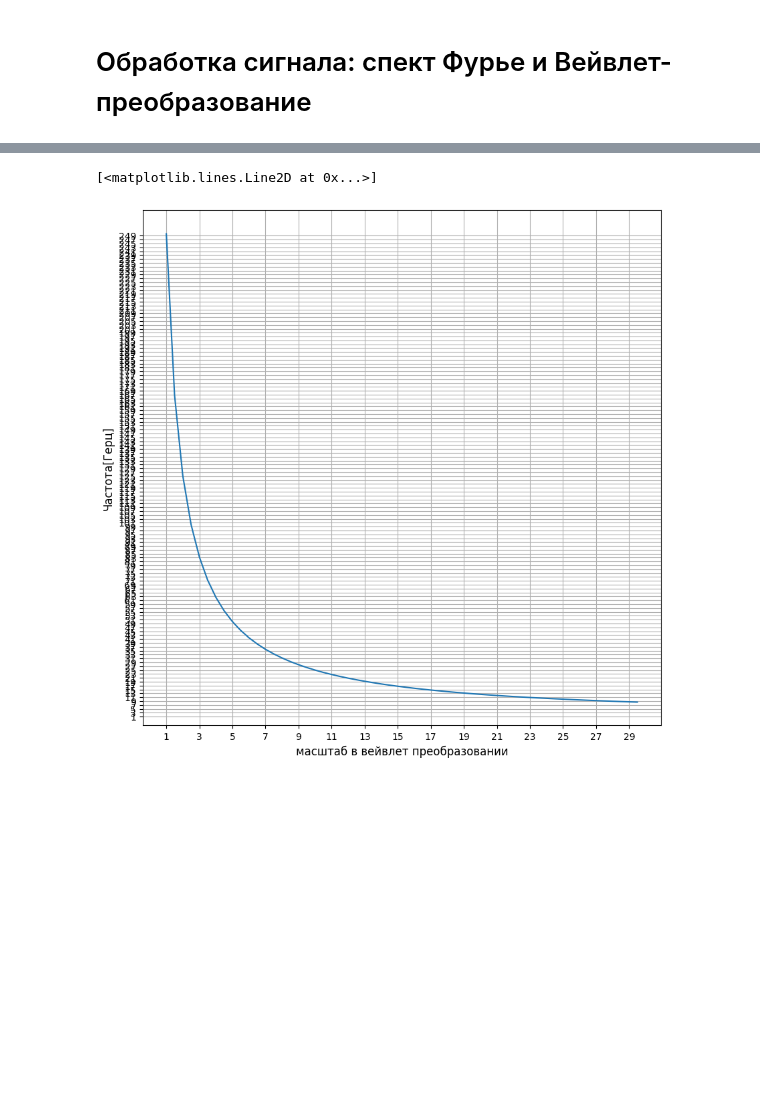
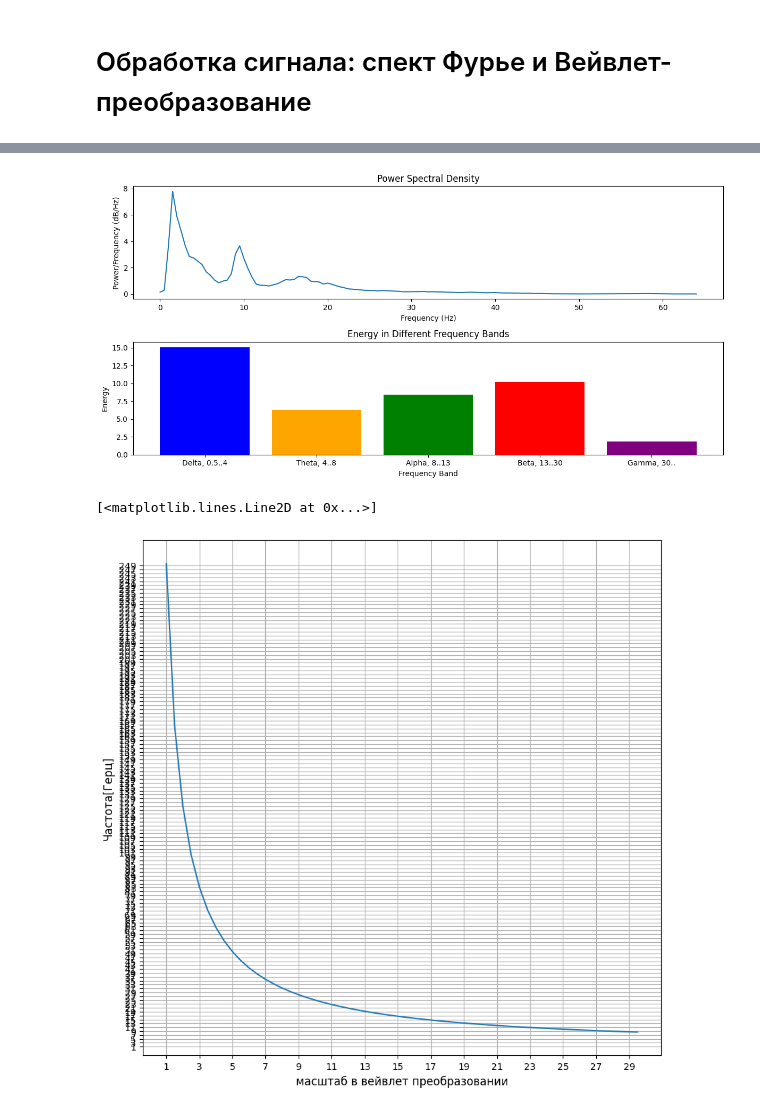
Before and after one commit to TAUforPython/wavelets, a Jupyter notebook: wavelets_cwt_dwt_example_EEG_ECG.ipynb, the cells around one changed output, grey strips where cells are left out. Drawn from its saved outputs; the diff is of its cells as text; code cells hidden in the pictures; blank space fills up the shorter version.

```diff
--- a/wavelets_cwt_dwt_example_EEG_ECG.ipynb
+++ b/wavelets_cwt_dwt_example_EEG_ECG.ipynb
@@ -381,3 +380,57 @@ plt.show()
+# %%
+from scipy.signal import welch
+
+# Функция для вычисления энергии в заданном частотном диапазоне
+def compute_energy_in_frequency_band(freqs, psd, band):
+    indices = np.where((freqs >= band[0]) & (freqs <= band[1]))[0]
+    energy = np.trapz(psd[indices], freqs[indices])
+    return energy
+
+# Функция для построения спектрограммы и вычисления энергии в различных частотных диапазонах
+def plot_spectrogram_and_energy(signal, sample_rate):
+    # Вычисление мощности спектра с помощью метода Велча
+    freqs, psd = welch(signal, sample_rate)#, nperseg=1024)
+
+    # Определение частотных диапазонов
+    delta_band = (0.5, 4)
+    theta_band = (4, 8)
+    alpha_band = (8, 13)
+    beta_band = (13, 30)
+    gamma_band = (30, 100)
+
+    # Вычисление энергии в каждом частотном диапазоне
+    energy_delta = compute_energy_in_frequency_band(freqs, psd, delta_band)
+    energy_theta = compute_energy_in_frequency_band(freqs, psd, theta_band)
+    energy_alpha = compute_energy_in_frequency_band(freqs, psd, alpha_band)
+    energy_beta  = compute_energy_in_frequency_band(freqs, psd, beta_band)
+    energy_gamma = compute_energy_in_frequency_band(freqs, psd, gamma_band)
+
+    # Построение спектрограммы
+    plt.figure(figsize=(12, 6))
+    plt.subplot(2, 1, 1)
+    plt.plot(freqs, psd)
+    plt.title('Power Spectral Density')
+    plt.xlabel('Frequency (Hz)')
+    plt.ylabel('Power/Frequency (dB/Hz)')
+
+    # Построение энергии в различных частотных диапазонах
+    plt.subplot(2, 1, 2)
+    bands = ['Delta', 'Theta', 'Alpha', 'Beta', 'Gamma']
+    energies = [energy_delta, energy_theta, energy_alpha, energy_beta, energy_gamma]
+    plt.bar(bands, energies, color=['blue', 'orange', 'green', 'red', 'purple'])
+    plt.title('Energy in Different Frequency Bands')
+    plt.xlabel('Frequency Band')
+    plt.xticks(np.arange(5), ('Delta, 0.5..4', 'Theta, 4..8', 'Alpha, 8..13', 'Beta, 13..30', 'Gamma, 30..'))
+    plt.ylabel('Energy')
+
+    plt.tight_layout()
+    plt.show()
+
+#sample_rate частота дискретизации
+sample_rate = 1 / (t[1] - t[0])
+plot_spectrogram_and_energy(y, sample_rate)
+# %% [output]
+[figure, added]
 # %%
 # перечень вейвлетов
 wavlist_continuous = pywt.wavelist(kind='continuous')
```
Also changed, not shown: parts of 7 cells of this notebook.
